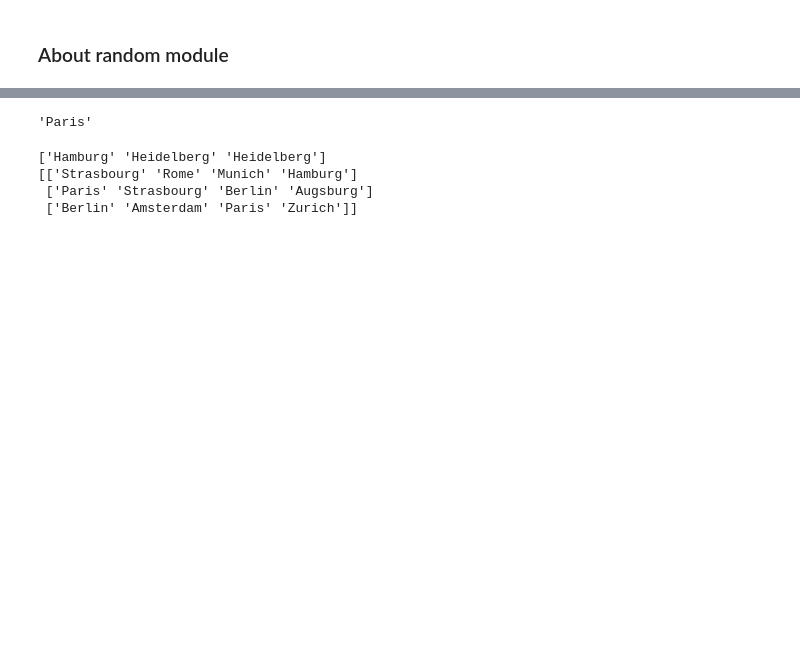
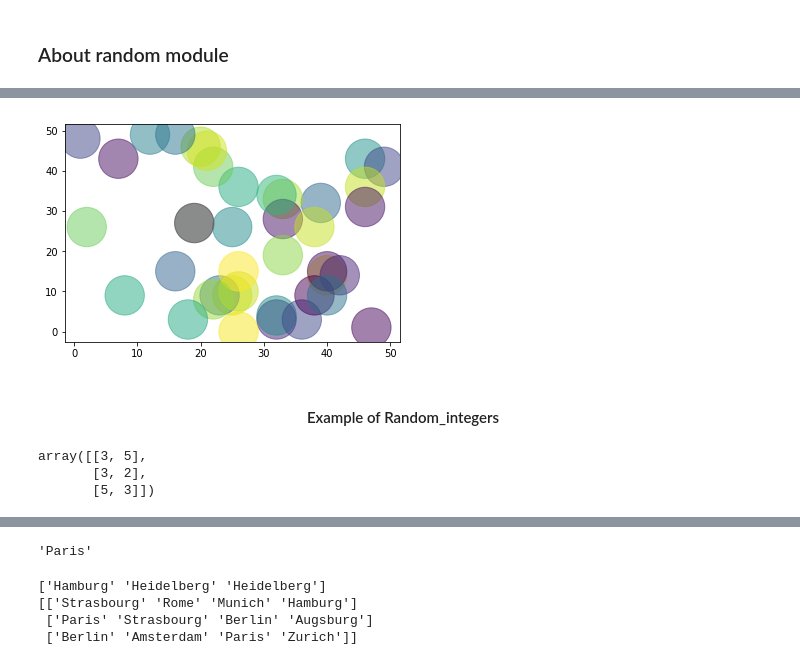
Before and after one commit to ezekielonaloye-gmit/pda_numpy_random_assignment-, a Jupyter notebook: numpy.random assignment 2018.ipynb, the cells around one changed output, grey strips where cells are left out. Saved outputs shown, nothing was run; the diff lists cells and outputs as text; code cells hidden in the pictures; blank space fills up the shorter version.

```diff
--- a/numpy.random assignment 2018.ipynb
+++ b/numpy.random assignment 2018.ipynb
@@ -163,0 +205,23 @@ The random choice can be used to choose a random element from a non-empty sequen
+# %%
+import matplotlib.pyplot as plt
+import numpy as np
+
+x=np.random.randint(50, size=40)
+y=np.random.randint(50, size=40)
+z=np.random.randint(10)
+colors=np.random.rand(40)
+plt.scatter(x,y,s=z*777,c=colors,alpha=0.5)
+
+plt.show()
+# %% [output]
+[figure, added]
+# %% [markdown]
+<h4 align="center">Example of Random_integers</h4>
+# %%
+import numpy as np
+ezek1 = np.random.random_integers(5, size=(3,2))
+ezek1
+# %% [output]
+array([[3, 5],
+       [3, 2],
+       [5, 3]])
```
Also changed, not shown: parts of 51 cells of this notebook, 1 other file.
